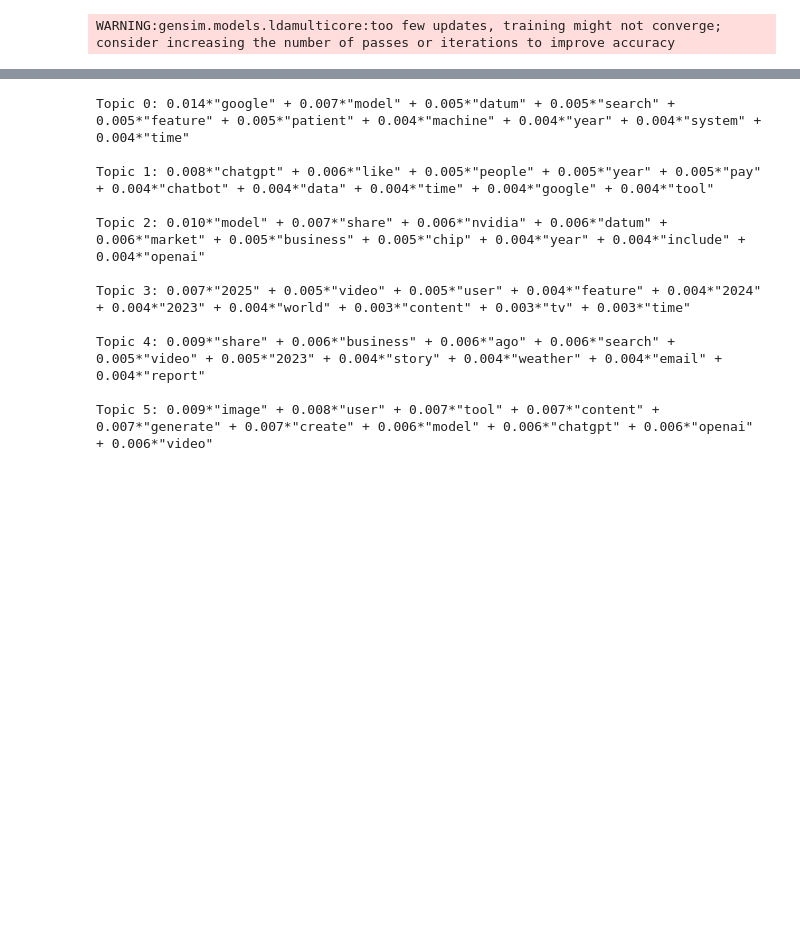
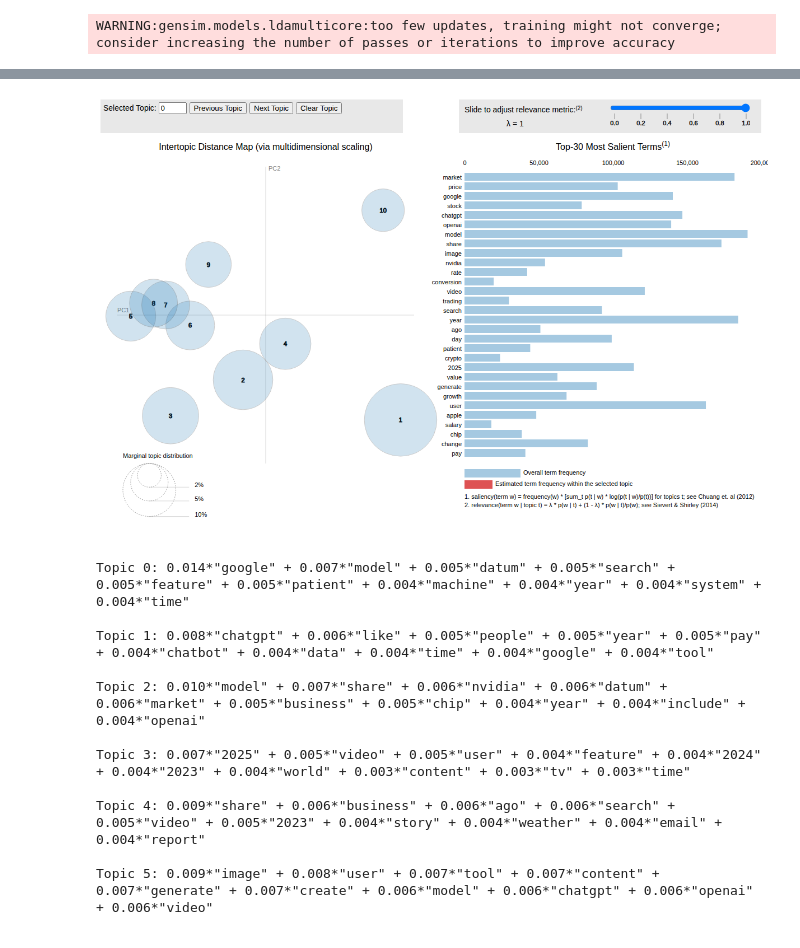
Before and after one commit to mgalvis60/sentiment_in_AI_across_industries, a Jupyter notebook: notebooks/2_Topic Detection.ipynb, the cells around one changed output, grey strips where cells are left out. Saved outputs shown, nothing was run; the diff lists cells and outputs as text; code cells hidden in the pictures; blank space fills up the shorter version.

```diff
--- a/notebooks/2_Topic Detection.ipynb
+++ b/notebooks/2_Topic Detection.ipynb
@@ -429,13 +410,30 @@ lda_model = LdaMulticore(
 # %% [output]
 WARNING:gensim.models.ldamulticore:too few updates, training might not converge; consider increasing the number of passes or iterations to improve accuracy
 # %%
+path = '/content/drive/MyDrive/Colab Notebooks/Final Project NLP/interactive_plots_part1/'
 # Prepare the visualization
 pyLDAvis.enable_notebook()
 vis_data = gensimvis.prepare(lda_model, corpus_LDA, dictionary)
+pyLDAvis.save_html(vis_data, path +'lda.html')
 # display
-pyLDAvis.display(vis_data)
+display(pyLDAvis.display(vis_data))
+
+# Convert HTML to a static PNG image automatically
+html_file = f'{path}/lda.html'
+png_file  = f'{path}/lda_static.png'
+
+async with async_playwright() as p:
+    browser = await p.chromium.launch(args=['--no-sandbox'])
+    page = await browser.new_page(viewport={'width': 1200, 'height': 800})
+    await page.goto(f'file://{html_file}')
+    await page.wait_for_timeout(3000)   # give the JS time to draw
+    await page.screenshot(path=png_file)
+    await browser.close()
+#  Display static image inside the notebook (renders reliably on GitHub)
+display(Image(png_file))
 # %% [output]
 [interactive output not drawn]
+[figure, added]
 # %%
 # Print the top 10 words for each topic
 topics = lda_model.print_topics(num_words=10)
```
Also changed, not shown: parts of 11 cells of this notebook, 3 other files.
